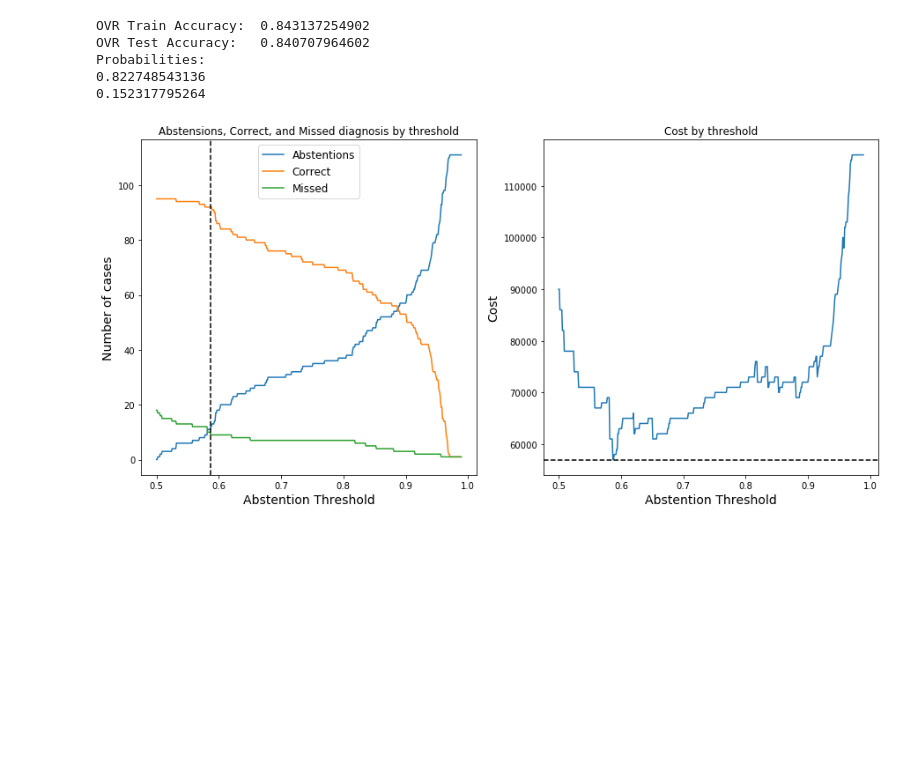
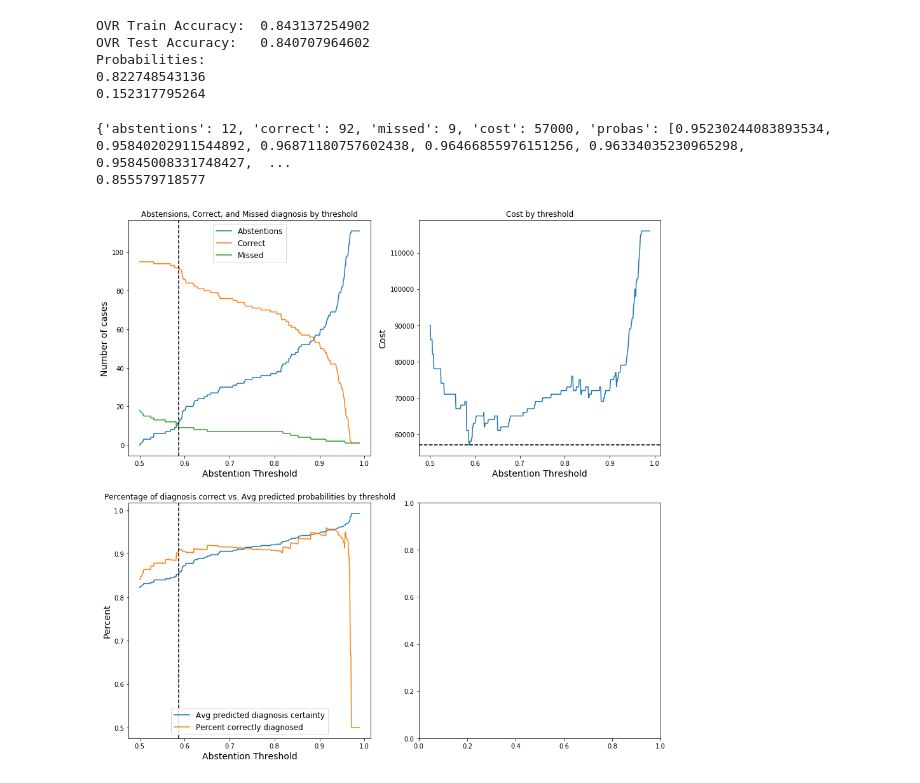
Before and after one commit to REMitchell/CSCIE109A, a Jupyter notebook: hw7/cs109_hw7.ipynb, the cells around one changed output. Saved outputs shown, nothing was run; the diff lists cells and outputs as text; code cells hidden in the pictures; blank space fills up the shorter version.

```diff
--- a/hw7/cs109_hw7.ipynb
+++ b/hw7/cs109_hw7.ipynb
@@ -602,51 +602,66 @@ Probabilities:
 # %%
 def calculate_profit(model, X, y, abstain_threshold):
     probas = [np.max(proba) for proba in model.predict_proba(X)]
     predicts = model.predict(X)
-    scores = {'abstentions': 0, 'correct': 0, 'missed': 0, 'cost': 0}
+
+    scores = {'abstentions': 0, 'correct': 0, 'missed': 0, 'cost': 0, 'probas': []}
     for i in range(len(probas)):
         if probas[i] > abstain_threshold:
+            scores['probas'].append(probas[i])
             if predicts[i] != y.iloc[i]:
                 scores['missed'] += 1
                 # Whoops, bad diagnosis!
                 scores['cost'] += 5000
             else:
                 scores['correct'] += 1
         else:
             # Send to the specialist. Pay $1,000
             scores['abstentions'] += 1
             scores['cost'] += 1000
     return scores
 
 scores = []
 thresholds = list(np.arange(.50, .99, .001))
-prob_cost = {}
+
 for threshold in thresholds:
-    cost = calculate_profit(ovr_mod, Xtest, ytest, threshold)
-    scores.append(cost)
-    prob_cost[threshold] = cost['cost']
+    score = calculate_profit(ovr_mod, Xtest, ytest, threshold)
+    scores.append(score)
+
+lowest_cost_idx = np.argmin([score['cost'] for score in scores])
+
+fig, ax = plt.subplots(2, 2, figsize=(15, 15))
 
 
-opt_threshold = min(prob_cost.keys(), key=(lambda k:prob_cost[k]))
-fig, ax = plt.subplots(1, 2, figsize=(15, 7))
-ax[0].plot(thresholds, [score['abstentions'] for score in scores], label='Abstentions')
-ax[0].plot(thresholds, [score['correct'] for score in scores], label='Correct')
-ax[0].plot(thresholds, [score['missed'] for score in scores], label='Missed')
+ax[0][0].plot(thresholds, [score['abstentions'] for score in scores], label='Abstentions')
+ax[0][0].plot(thresholds, [score['correct'] for score in scores], label='Correct')
+ax[0][0].plot(thresholds, [score['missed'] for score in scores], label='Missed')
 
-ax[0].set_title('Abstensions, Correct, and Missed diagnosis by threshold')
-ax[0].set_xlabel('Abstention Threshold', fontsize = 14)
-ax[0].set_ylabel('Number of cases',   fontsize = 14)
-ax[0].legend(fontsize = 12, loc = 'upper center')
-ax[0].axvline(x = opt_threshold, color='black', linestyle='dashed')
+ax[0][0].set_title('Abstensions, Correct, and Missed diagnosis by threshold')
+ax[0][0].set_xlabel('Abstention Threshold', fontsize = 14)
+ax[0][0].set_ylabel('Number of cases',   fontsize = 14)
+ax[0][0].legend(fontsize = 12, loc = 'upper center')
+ax[0][0].axvline(x = thresholds[lowest_cost_idx], color='black', linestyle='dashed')
 
 
-ax[1].plot(thresholds, [score['cost'] for score in scores])
-ax[1].set_title('Cost by threshold')
-ax[1].set_xlabel('Abstention Threshold', fontsize = 14)
-ax[1].set_ylabel('Cost',   fontsize = 14)
-ax[1].axhline(y = prob_cost[opt_threshold], color='black', linestyle='dashed')
+ax[0][1].plot(thresholds, [score['cost'] for score in scores])
+ax[0][1].set_title('Cost by threshold')
+ax[0][1].set_xlabel('Abstention Threshold', fontsize = 14)
+ax[0][1].set_ylabel('Cost',   fontsize = 14)
+
+ax[0][1].axhline(y = scores[lowest_cost_idx]['cost'], color='black', linestyle='dashed')
+
 percent_correct = [score['correct']/(score['correct']+score['missed']) for score in scores]
-#print(percent_correct)
-#plt.plot(threshold, percent_correct)
+avg_probas = [np.mean(score['probas']) if score['probas'] else None for score in scores]
+ax[1][0].set_title('Percentage of diagnosis correct vs. Avg predicted probabilities by threshold')
+ax[1][0].plot(thresholds, avg_probas, label='Avg predicted diagnosis certainty')
+ax[1][0].plot(thresholds, percent_correct, label='Percent correctly diagnosed ')
+ax[1][0].set_xlabel('Abstention Threshold', fontsize = 14)
+ax[1][0].set_ylabel('Percent',   fontsize = 14)
+ax[1][0].legend(fontsize = 12, loc = 'lower center')
+ax[1][0].axvline(x = thresholds[lowest_cost_idx], color='black', linestyle='dashed')
+print(scores[lowest_cost_idx])
+print(np.mean(scores[lowest_cost_idx]['probas']))
 # %% [output]
+{'abstentions': 12, 'correct': 92, 'missed': 9, 'cost': 57000, 'probas': [0.95230244083893534, 0.95840202911544892, 0.96871180757602438, 0.96466855976151256, 0.96334035230965298, 0.95845008331748427,  ...
+0.855579718577
-[figure, old version]
+[figure, new version]
```
Also changed, not shown: parts of 2 cells of this notebook.
